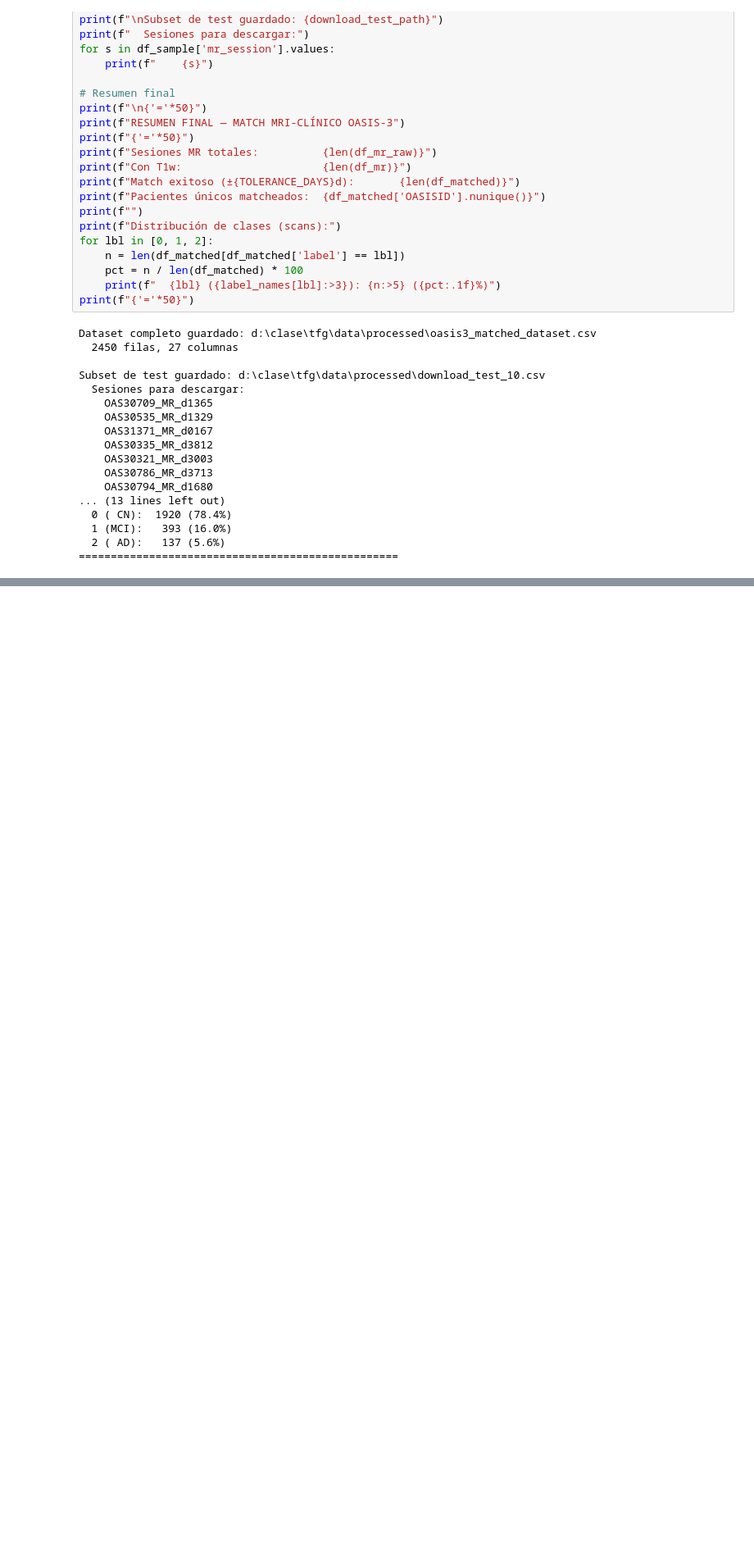
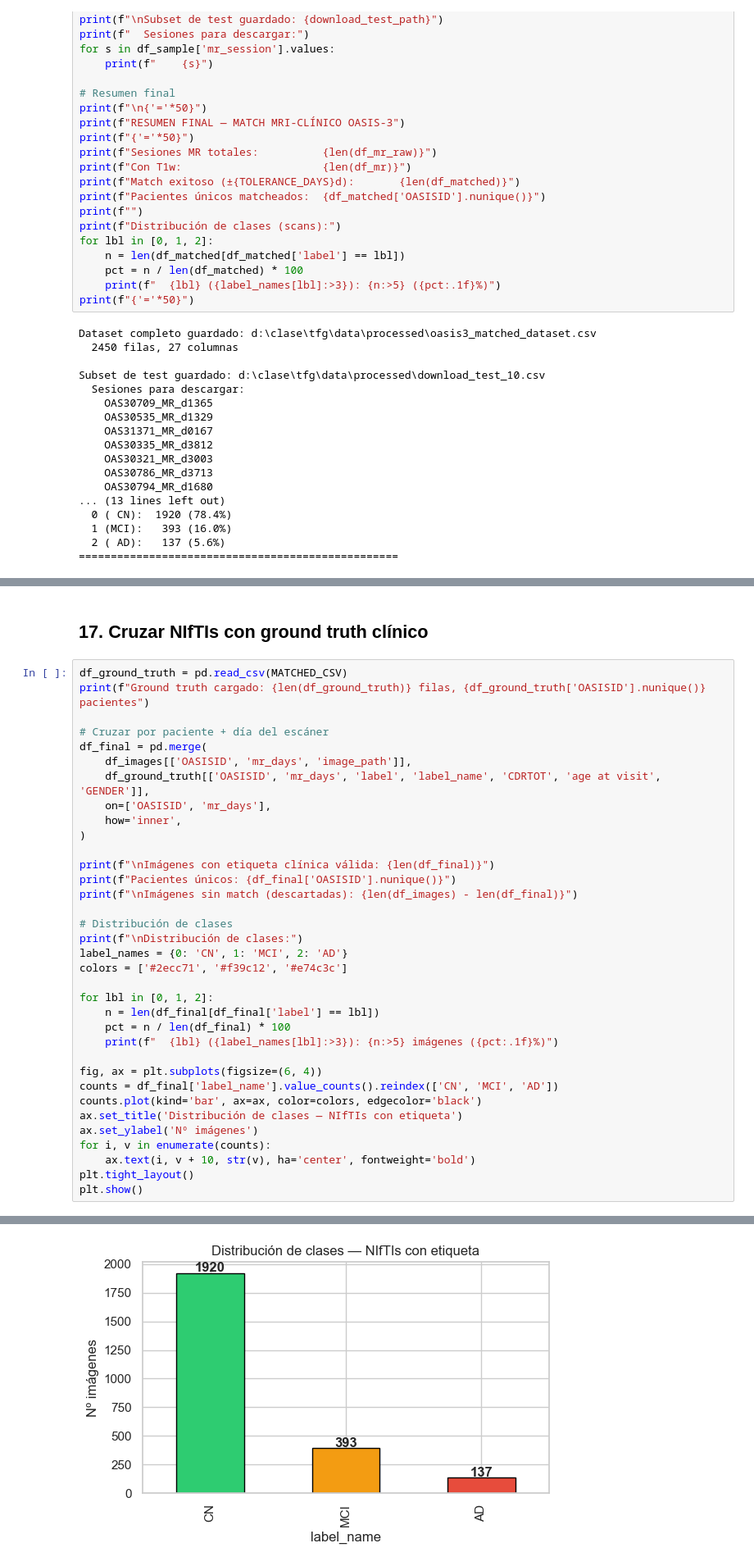
Before and after one commit to alfredofdlv/Deteccion-de-Alzheimer-con-MRI-3D, a Jupyter notebook: notebooks/pipeline_oasis3.ipynb, the cells around one changed output, grey strips where cells are left out. Shown at 82% size. Saved outputs shown, nothing was run; the diff lists cells and outputs as text; blank space fills up the shorter version.

```diff
--- a/notebooks/explorar_oasis3_clinico.ipynb
+++ b/notebooks/pipeline_oasis3.ipynb
@@ -604,0 +689,38 @@ Subset de test guardado: d:\clase\tfg\data\processed\download_test_10.csv
+# %% [markdown]
+## 17. Cruzar NIfTIs con ground truth clínico
+# %%
+df_ground_truth = pd.read_csv(MATCHED_CSV)
+print(f"Ground truth cargado: {len(df_ground_truth)} filas, {df_ground_truth['OASISID'].nunique()} pacientes")
+
+# Cruzar por paciente + día del escáner
+df_final = pd.merge(
+    df_images[['OASISID', 'mr_days', 'image_path']],
+    df_ground_truth[['OASISID', 'mr_days', 'label', 'label_name', 'CDRTOT', 'age at visit', 'GENDER']],
+    on=['OASISID', 'mr_days'],
+    how='inner',
+)
+
+print(f"\nImágenes con etiqueta clínica válida: {len(df_final)}")
+print(f"Pacientes únicos: {df_final['OASISID'].nunique()}")
+print(f"\nImágenes sin match (descartadas): {len(df_images) - len(df_final)}")
+
+# Distribución de clases
+print(f"\nDistribución de clases:")
+label_names = {0: 'CN', 1: 'MCI', 2: 'AD'}
+colors = ['#2ecc71', '#f39c12', '#e74c3c']
+
+for lbl in [0, 1, 2]:
+    n = len(df_final[df_final['label'] == lbl])
+    pct = n / len(df_final) * 100
+    print(f"  {lbl} ({label_names[lbl]:>3}): {n:>5} imágenes ({pct:.1f}%)")
+
+fig, ax = plt.subplots(figsize=(6, 4))
+counts = df_final['label_name'].value_counts().reindex(['CN', 'MCI', 'AD'])
+counts.plot(kind='bar', ax=ax, color=colors, edgecolor='black')
+ax.set_title('Distribución de clases — NIfTIs con etiqueta')
+ax.set_ylabel('Nº imágenes')
+for i, v in enumerate(counts):
+    ax.text(i, v + 10, str(v), ha='center', fontweight='bold')
+plt.tight_layout()
+plt.show()
+# %% [output]
@@ -604,0 +738 @@ Subset de test guardado: d:\clase\tfg\data\processed\download_test_10.csv
+[figure, added]
```
Also changed, not shown: parts of 10 cells of this notebook, 12 other files.
